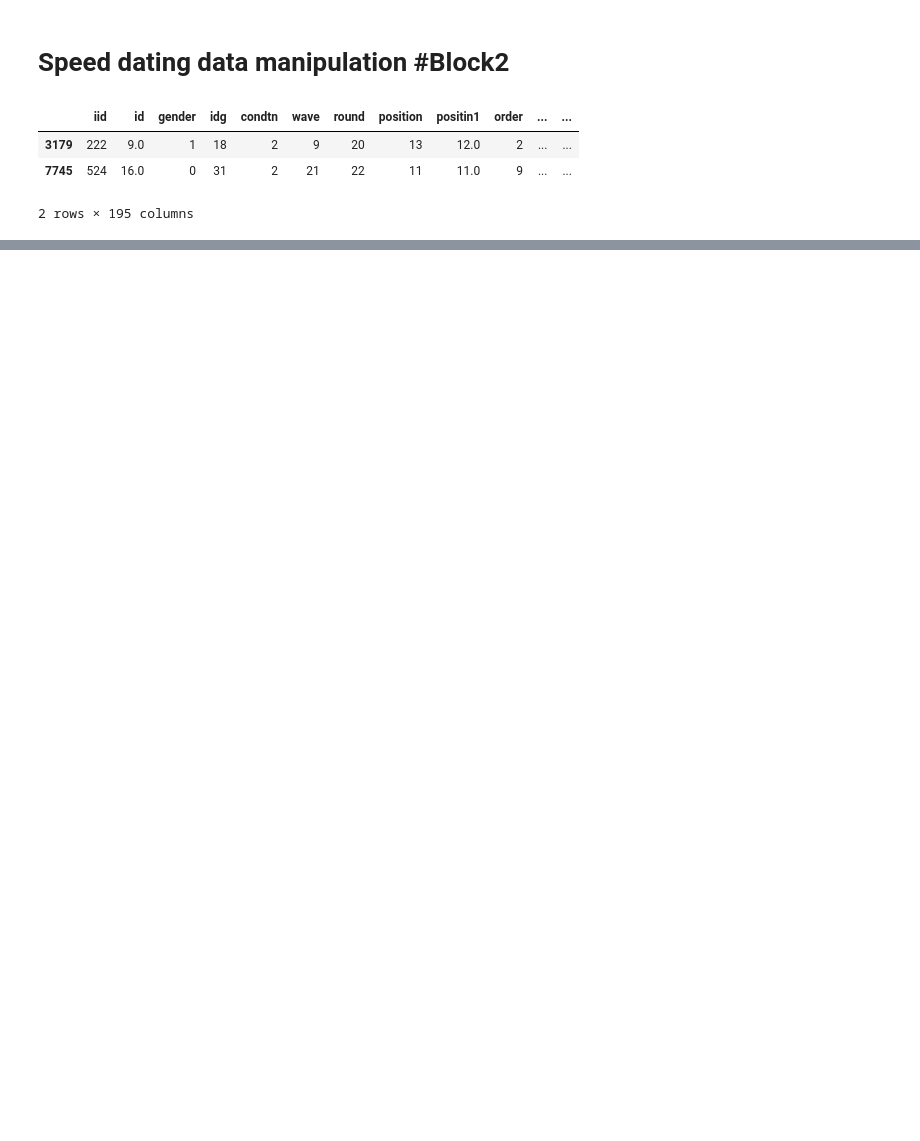
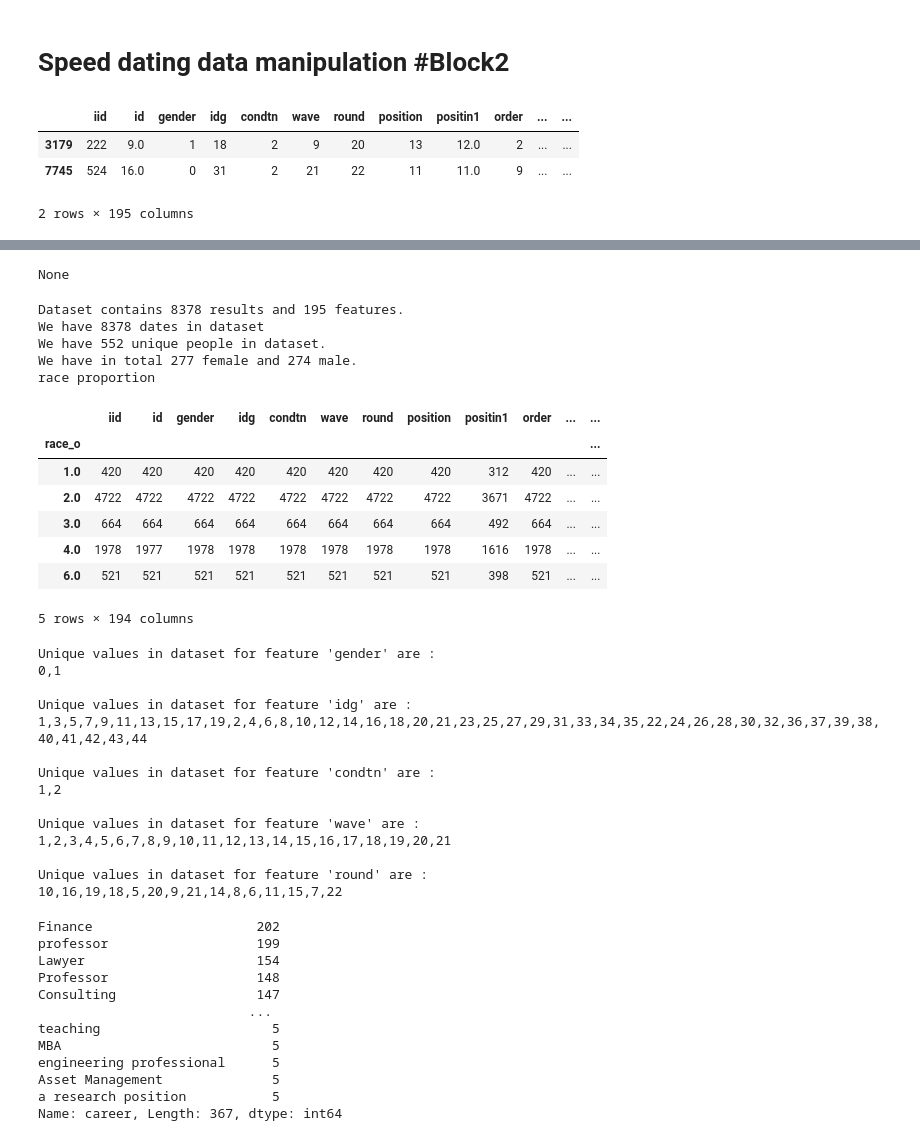
Before and after one commit to MKrouma/Jedha_Dating, a Jupyter notebook: research/notebook/speed-dating-analysis.ipynb, the cells around one changed output, grey strips where cells are left out. Cells and saved outputs as stored; diff of their text form; code cells hidden in the pictures; blank space fills up the shorter version.

```diff
--- a/research/notebook/speed-dating-analysis.ipynb
+++ b/research/notebook/speed-dating-analysis.ipynb
@@ -40,0 +28,40 @@ Index(['iid', 'id', 'gender', 'idg', 'condtn', 'wave', 'round', 'position',
+# %%
+# general analysis
+## columns
+columns_name = df_dating.columns
+print("Features in dataset are : {}".format("\n".join(columns_name)))
+
+## info
+display(df_dating.info())
+
+## number of values
+n_records, n_features = df_dating.shape[0], df_dating.shape[1]
+print("Dataset contains {} results and {} features.".format(n_records, n_features))
+
+## number of dates
+print("We have {} dates in dataset".format(n_records))
+
+## number of different people
+n_people = df_dating["iid"].max()
+print("We have {} unique people in dataset.".format(n_people))
+
+## gender proportion
+gender_proportion = (df_dating[["iid", "gender"]].groupby(["iid", "gender"]).first()).reset_index()["gender"].value_counts()
+print("We have in total {} female and {} male.".format(gender_proportion[1], gender_proportion[0]))
+
+## race proportion
+print("race proportion")
+display(df_dating.groupby(["race_o"]).count())
+
+
+## unqiue values
+def uniques_values(df, column) :
+    unique_column = ",".join(map(str, list(df[column].unique())))
+    print("Unique values in dataset for feature '{}' are : \n{}\n".format(column, unique_column))
+
+for column in columns_name[2:7] :
+    uniques_values(df_dating, column)
+
+## value counts
+df_dating["career"].value_counts()
+# %% [output]
@@ -40,0 +85,40 @@ Index(['iid', 'id', 'gender', 'idg', 'condtn', 'wave', 'round', 'position',
+None
+Dataset contains 8378 results and 195 features.
+We have 8378 dates in dataset
+We have 552 unique people in dataset.
+We have in total 277 female and 274 male.
+race proportion
+|  | iid | id | gender | idg | condtn | wave | round | position | positin1 | order | ... | ... |
+| race_o |  |  |  |  |  |  |  |  |  |  |  | ... |
+| 1.0 | 420 | 420 | 420 | 420 | 420 | 420 | 420 | 420 | 312 | 420 | ... | ... |
+| 2.0 | 4722 | 4722 | 4722 | 4722 | 4722 | 4722 | 4722 | 4722 | 3671 | 4722 | ... | ... |
+| 3.0 | 664 | 664 | 664 | 664 | 664 | 664 | 664 | 664 | 492 | 664 | ... | ... |
+| 4.0 | 1978 | 1977 | 1978 | 1978 | 1978 | 1978 | 1978 | 1978 | 1616 | 1978 | ... | ... |
+| 6.0 | 521 | 521 | 521 | 521 | 521 | 521 | 521 | 521 | 398 | 521 | ... | ... |
+5 rows × 194 columns
+Unique values in dataset for feature 'gender' are :
+0,1
+
+Unique values in dataset for feature 'idg' are :
+1,3,5,7,9,11,13,15,17,19,2,4,6,8,10,12,14,16,18,20,21,23,25,27,29,31,33,34,35,22,24,26,28,30,32,36,37,39,38,40,41,42,43,44
+
+Unique values in dataset for feature 'condtn' are :
+1,2
+
+Unique values in dataset for feature 'wave' are :
+1,2,3,4,5,6,7,8,9,10,11,12,13,14,15,16,17,18,19,20,21
+
+Unique values in dataset for feature 'round' are :
+10,16,19,18,5,20,9,21,14,8,6,11,15,7,22
+Finance                     202
+professor                   199
+Lawyer                      154
+Professor                   148
+Consulting                  147
+                           ...
+teaching                      5
+MBA                           5
+engineering professional      5
+Asset Management              5
+a research position           5
+Name: career, Length: 367, dtype: int64
```
Also changed, not shown: parts of 12 cells of this notebook, 1 other file.
